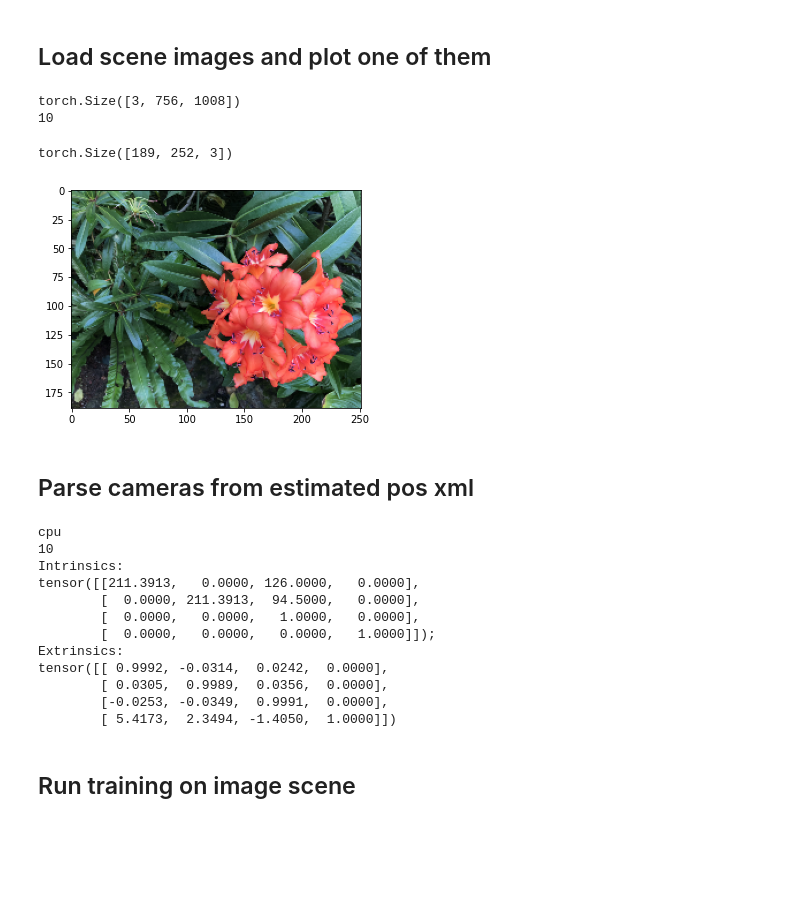
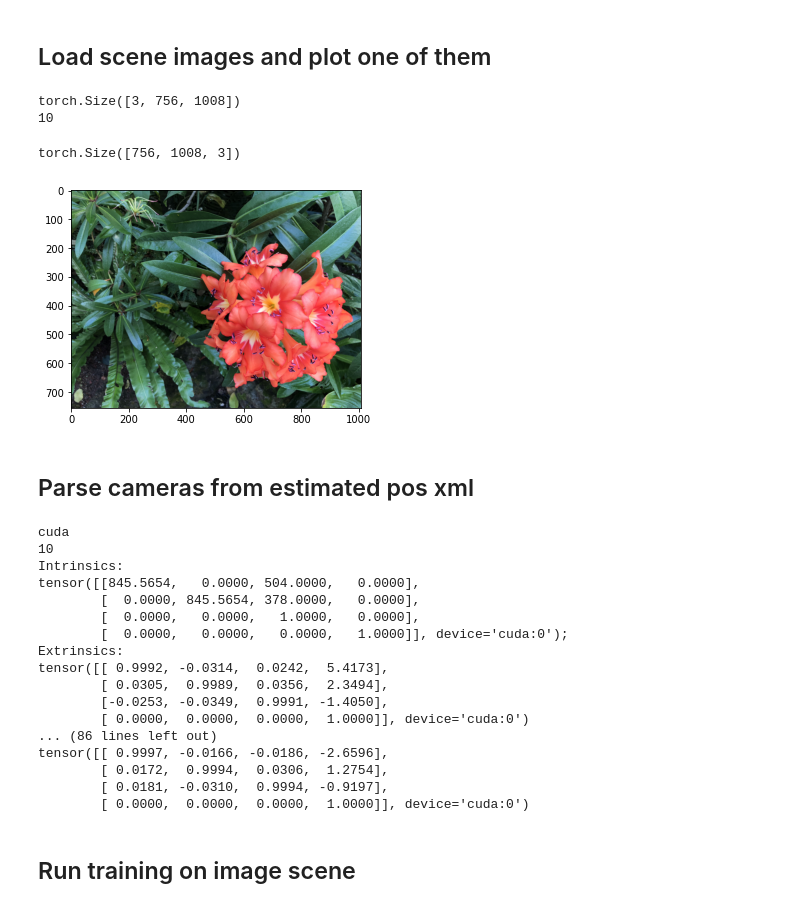
Before and after one commit to YanivHollander/kornia_nerf_jupyter, a Jupyter notebook: test_nerf_solver_full_scene.ipynb, the cells around one changed output. Cells and saved outputs as stored; diff of their text form; code cells hidden in the pictures; blank space fills up the shorter version.

```diff
--- a/test_nerf_solver_full_scene.ipynb
+++ b/test_nerf_solver_full_scene.ipynb
@@ -30,34 +31,34 @@ import glob
 # %% [markdown]
 ## Load scene images and plot one of them
 # %%
-img_paths = sorted(glob.glob('kornia/geometry/nerf/kornia_nerf_data/flower_4/images/*.png'))
+img_paths = sorted(glob.glob('kornia/nerf/kornia_nerf_data/flower_4/images/*.png'))
 img0 = read_image(img_paths[0])
 print(img0.shape)
 
-downscale = 4.  # Scaling facor to downsize images for faster computation
+downscale = 1.  # Scaling facor to downsize images for faster computation
 height = int(img0.shape[1] / downscale)
 width = int(img0.shape[2] / downscale)
 transform = torchvision.transforms.Resize((height, width))
 imgs: torch.tensor = []
 camera_ids = []
 num_cams_to_load = 10
 for i, img_path in enumerate(img_paths):
     if num_cams_to_load != -1 and i == num_cams_to_load:
         break
     img = read_image(img_path)
     img = transform(img)  # Uncomment to apply downsizing
     imgs.append(img)
     camera_ids.append(i)
 
 print(len(imgs))
 img_plt = torch.permute(imgs[0], (1, 2, 0))
 plt.imshow(img_plt)
 img_plt.shape
 # %% [output]
 torch.Size([3, 756, 1008])
 10
-torch.Size([189, 252, 3])
+torch.Size([756, 1008, 3])
-[figure, old version]
+[figure, new version]
 # %% [markdown]
 ## Parse cameras from estimated pos xml
 # %%
@@ -84,20 +85,26 @@ cameras = cameras_for_ids(cameras, camera_ids)
 cameras = cameras.scale(1. / downscale)
 
 print(cameras.batch_size)
-print(f'Intrinsics: \n{cameras.intrinsics[0]}; \nExtrinsics: \n{cameras.extrinsics[0]}')
+for i in range(cameras.batch_size):
+  print(f'Intrinsics: \n{cameras.intrinsics[i]}; \nExtrinsics: \n{cameras.extrinsics[i]}')
 # %% [output]
-cpu
+cuda
 10
 Intrinsics:
-tensor([[211.3913,   0.0000, 126.0000,   0.0000],
-        [  0.0000, 211.3913,  94.5000,   0.0000],
+tensor([[845.5654,   0.0000, 504.0000,   0.0000],
+        [  0.0000, 845.5654, 378.0000,   0.0000],
         [  0.0000,   0.0000,   1.0000,   0.0000],
-        [  0.0000,   0.0000,   0.0000,   1.0000]]);
+        [  0.0000,   0.0000,   0.0000,   1.0000]], device='cuda:0');
 Extrinsics:
-tensor([[ 0.9992, -0.0314,  0.0242,  0.0000],
-        [ 0.0305,  0.9989,  0.0356,  0.0000],
-        [-0.0253, -0.0349,  0.9991,  0.0000],
-        [ 5.4173,  2.3494, -1.4050,  1.0000]])
+tensor([[ 0.9992, -0.0314,  0.0242,  5.4173],
+        [ 0.0305,  0.9989,  0.0356,  2.3494],
+        [-0.0253, -0.0349,  0.9991, -1.4050],
+        [ 0.0000,  0.0000,  0.0000,  1.0000]], device='cuda:0')
+... (86 lines left out)
+tensor([[ 0.9997, -0.0166, -0.0186, -2.6596],
+        [ 0.0172,  0.9994,  0.0306,  1.2754],
+        [ 0.0181, -0.0310,  0.9994, -0.9197],
+        [ 0.0000,  0.0000,  0.0000,  1.0000]], device='cuda:0')
 # %% [markdown]
 ## Run training on image scene
 # %%
```
Also changed, not shown: parts of 4 cells of this notebook.
